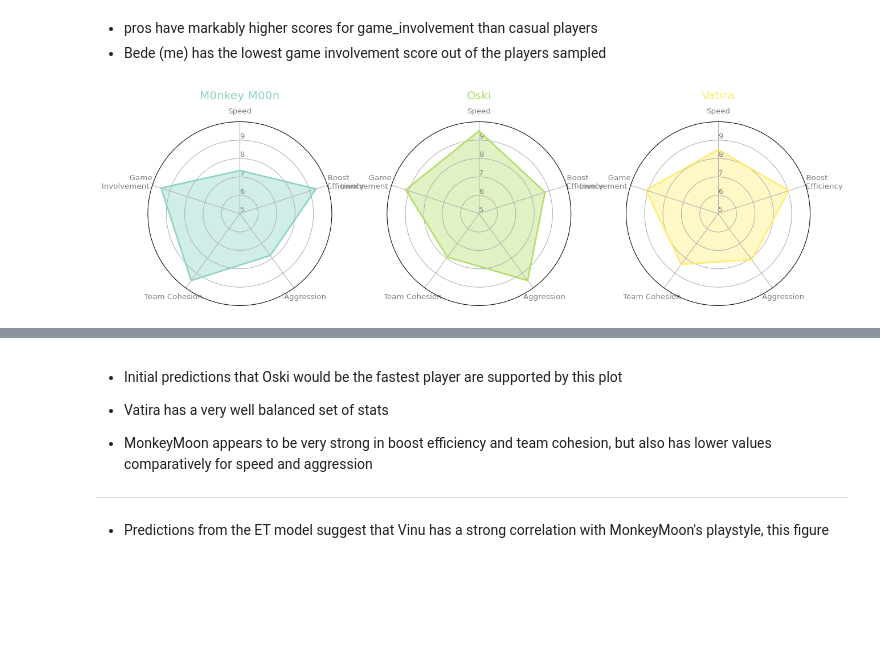
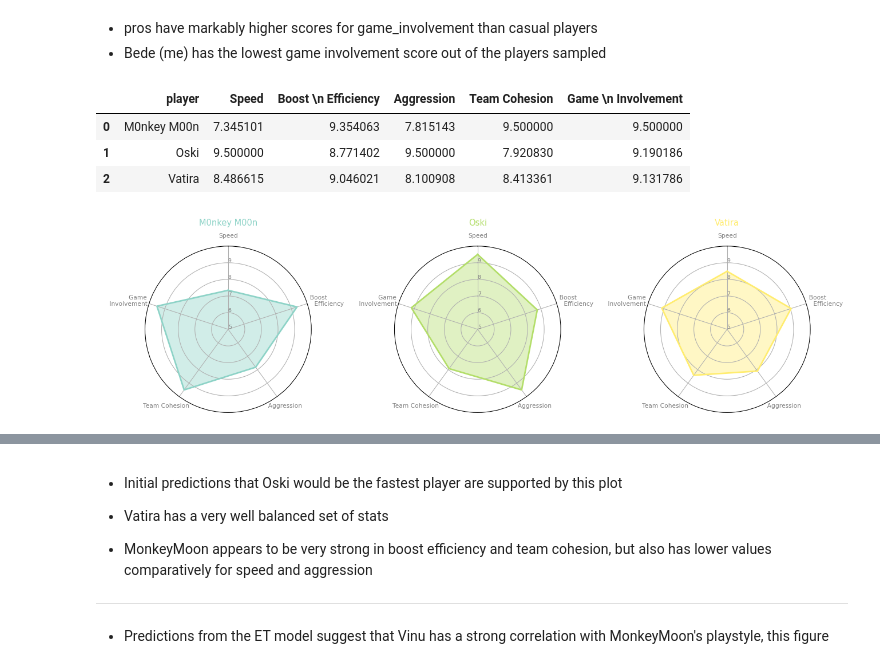
Before and after one commit to boay00/capstone-GA, a Jupyter notebook: 2-cleaning-EDA/code/pro-EDA.ipynb, the cells around one changed output, grey strips where cells are left out. Saved outputs shown, nothing was run; the diff lists cells and outputs as text; code cells hidden in the pictures; blank space fills up the shorter version.

Commit message:
app image change

```diff
--- a/2-cleaning-EDA/code/pro-EDA.ipynb
+++ b/2-cleaning-EDA/code/pro-EDA.ipynb
@@ -802,32 +822,39 @@ game_involvement_df
+# %%
+df
+# %% [output]
+|  | player | Speed | Boost \n Efficiency | Aggression | Team Cohesion | Game \n Involvement |
+| 0 | M0nkey M00n | 7.345101 | 9.354063 | 7.815143 | 9.500000 | 9.500000 |
+| 1 | Oski | 9.500000 | 8.771402 | 9.500000 | 7.920830 | 9.190186 |
+| 2 | Vatira | 8.486615 | 9.046021 | 8.100908 | 8.413361 | 9.131786 |
 # %%
 ## radar plot code taken from github example and adapted for personal needs
 
 # Set data
 df = pd.DataFrame({
-'group': ['M0nkey M00n', 'Oski', 'Vatira'],
-"""Speed""": [speed_df[speed_df.index == 'monkeymoon'].speed
-, speed_df[speed_df.index == 'oski'].speed
-, speed_df[speed_df.index == 'vati'].speed]
-,
-"""  Boost
-       Efficiency""": [boost_efficiency_df[boost_efficiency_df.index == 'monkeymoon'].boost_efficiency
-,boost_efficiency_df[boost_efficiency_df.index == 'oski'].boost_efficiency
-,boost_efficiency_df[boost_efficiency_df.index == 'vati'].boost_efficiency
-],
-"""    Aggression""": [    aggression_df[aggression_df.index == 'monkeymoon'].aggression
-,aggression_df[aggression_df.index == 'oski'].aggression
-,aggression_df[aggression_df.index == 'vati'].aggression
-],
-"""Team Cohesion     """: [    team_cohesion_df[team_cohesion_df.index == 'monkeymoon'].team_cohesion
-,team_cohesion_df[team_cohesion_df.index == 'oski'].team_cohesion
-,team_cohesion_df[team_cohesion_df.index == 'vati'].team_cohesion
-],
-"""   Game
-Involvement              """: [    game_involvement_df[game_involvement_df.index == 'monkeymoon'].game_involvement
-,game_involvement_df[game_involvement_df.index == 'oski'].game_involvement
-,game_involvement_df[game_involvement_df.index == 'vati'].game_involvement
-]
-})
+    'player' : ['M0nkey M00n', 'Oski', 'Vatira'],
+    """Speed""": [min(10,speed_df.loc['monkeymoon', 'speed']
+    ),min(10,speed_df.loc['oski', 'speed']
+    ),min(10,speed_df.loc['vati', 'speed']
+    )],
+    """  Boost
+            Efficiency""":     [min(10,min(speed_df.loc['monkeymoon', 'speed'] * 2, boost_efficiency_df.loc['monkeymoon', 'boost_efficiency'])
+    ),min(10,min(speed_df.loc['oski', 'speed'] * 2, boost_efficiency_df.loc['oski', 'boost_efficiency'])
+    ),min(10,min(speed_df.loc['vati', 'speed'] * 2, boost_efficiency_df.loc['vati', 'boost_efficiency'])
+    )],
+    """  Aggression""": [min(10,aggression_df.loc['monkeymoon', 'aggression']
+    ),min(10,aggression_df.loc['oski', 'aggression']
+    ),min(10,aggression_df.loc['vati', 'aggression']
+    )],
+    """Team Cohesion       """: [min(10, min(speed_df.loc['monkeymoon', 'speed'] * 2, team_cohesion_df.loc['monkeymoon', 'team_cohesion']
+    )),min(10, min(speed_df.loc['oski', 'speed'] * 2, team_cohesion_df.loc['oski', 'team_cohesion']
+    )),min(10, min(speed_df.loc['vati', 'speed'] * 2, team_cohesion_df.loc['vati', 'team_cohesion']
+    ))],
+    """   Game
+    Involvement               """: [min(10,game_involvement_df.loc['monkeymoon', 'game_involvement']
+    ),min(10,game_involvement_df.loc['oski', 'game_involvement']
+    ),min(10,game_involvement_df.loc['vati', 'game_involvement']
+    )]
+    })
 
 def make_spider(df, row, title, color):
 
@@ -840,43 +867,41 @@ def make_spider(df, row, title, color):
     angles += angles[:1]
 
     ax = plt.subplot(1,len(df),row+1, polar=True)
-
+    plt.subplots_adjust(wspace = 0.5)
     # first axis on top:
     ax.set_theta_offset(pi / 2)
     ax.set_theta_direction(-1)
 
     # one axe per variable and add labels
     plt.xticks(angles[:-1], categories, color='grey', size=8)
 
     # ylabels
     ax.set_rlabel_position(0)
     plt.yticks([1,2,3,4,5,6,7,8,9], ['1',"2",'3',"4",'5',"6",'7', "8",'9'], color="grey", size=7)
     lowest = df.select_dtypes(include = 'number').values.min()
     plt.ylim(min(5,max(0, (int(lowest) - 1))),10)
 
     values=df.loc[row].drop('player').values.flatten().tolist()
     values += values[:1]
     ax.plot(angles, values, color=color, linewidth=2, linestyle='solid')
     ax.fill(angles, values, color=color, alpha=0.4)
 
     plt.title(title, size=11, color=color, y=1.1)
 
 
 
 # initialize the figure
 my_dpi=96
 plt.figure(figsize=(1500/my_dpi, 1500/my_dpi), dpi=my_dpi)
 
 # Create a color palette:
 my_palette = plt.cm.get_cmap('Set3', len(df.index))
 
 # Loop to plot
 for row in range(0, len(df.index)):
-    make_spider( row=row, title=df['group'][row], color=my_palette(row))
-
-plt.savefig('pros-playstyle.png', bbox_inches = 'tight')
+    make_spider(df,  row=row, title=df['player'][row], color=my_palette(row))
 # %% [output]
-[figure, old version]
+[figure, new version]
 # %%
 speed_df = pd.concat([speed_df_pros, speed_df_casual], axis = 0)
 boost_efficiency_df = pd.concat([boost_efficiency_df_pros, boost_efficiency_df_casual], axis = 0)
```
Also changed, not shown: parts of 4 cells of this notebook, 2 other files.
